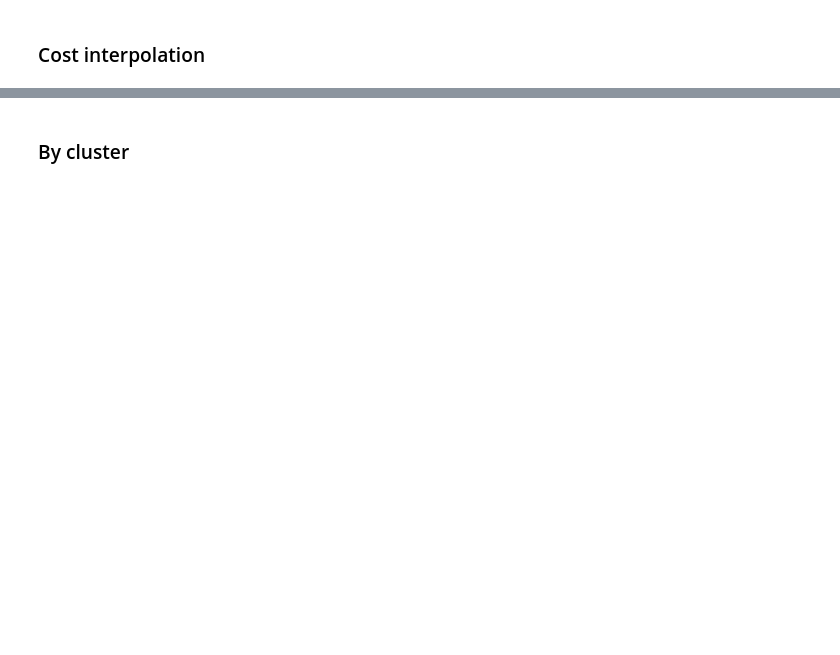
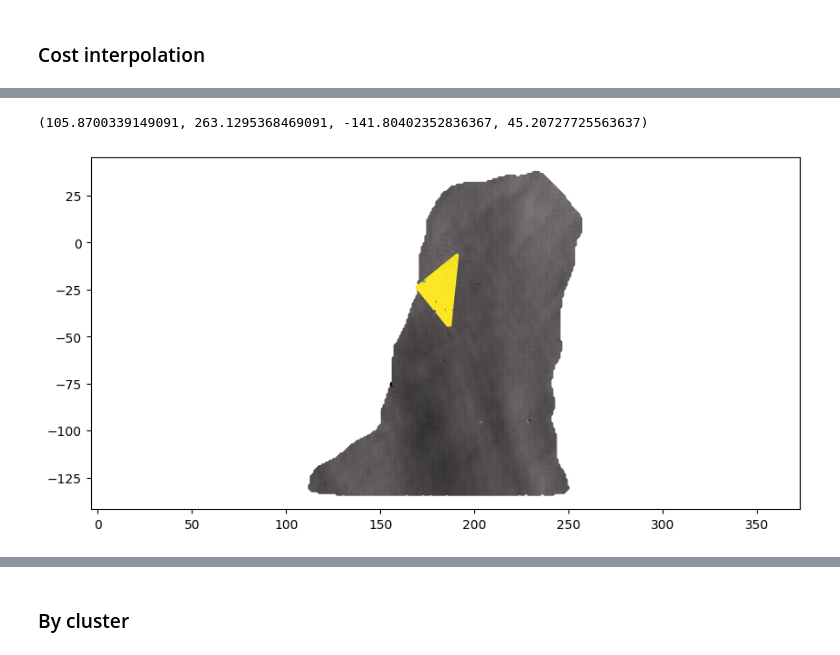
Before and after one commit to adamdai/rover_nerf_planning, a Jupyter notebook: notebooks/cost_update.ipynb, the cells around one changed output, grey strips where cells are left out. Cells and saved outputs as stored; diff of their text form; code cells hidden in the pictures; blank space fills up the shorter version.

```diff
--- a/notebooks/cost_update.ipynb
+++ b/notebooks/cost_update.ipynb
@@ -91,0 +97,11 @@ interp_vals
+# %%
+coords = costmap.cluster_pts[2]
+RGB = global_img[coords[:,0], coords[:,1], :]
+
+fig, ax = plt.subplots(1, 1, figsize=(10, 5))
+ax.scatter(X, Y, s=10, c=RGB/255.0)
+ax.scatter(cvs[:, 0], cvs[:, 1], c=cvs[:, 2], cmap='viridis_r', s=5)
+plt.axis('equal')
+# %% [output]
+(105.8700339149091, 263.1295368469091, -141.80402352836367, 45.20727725563637)
+[figure, added]
```
Also changed, not shown: parts of 16 cells of this notebook, 4 other files.
